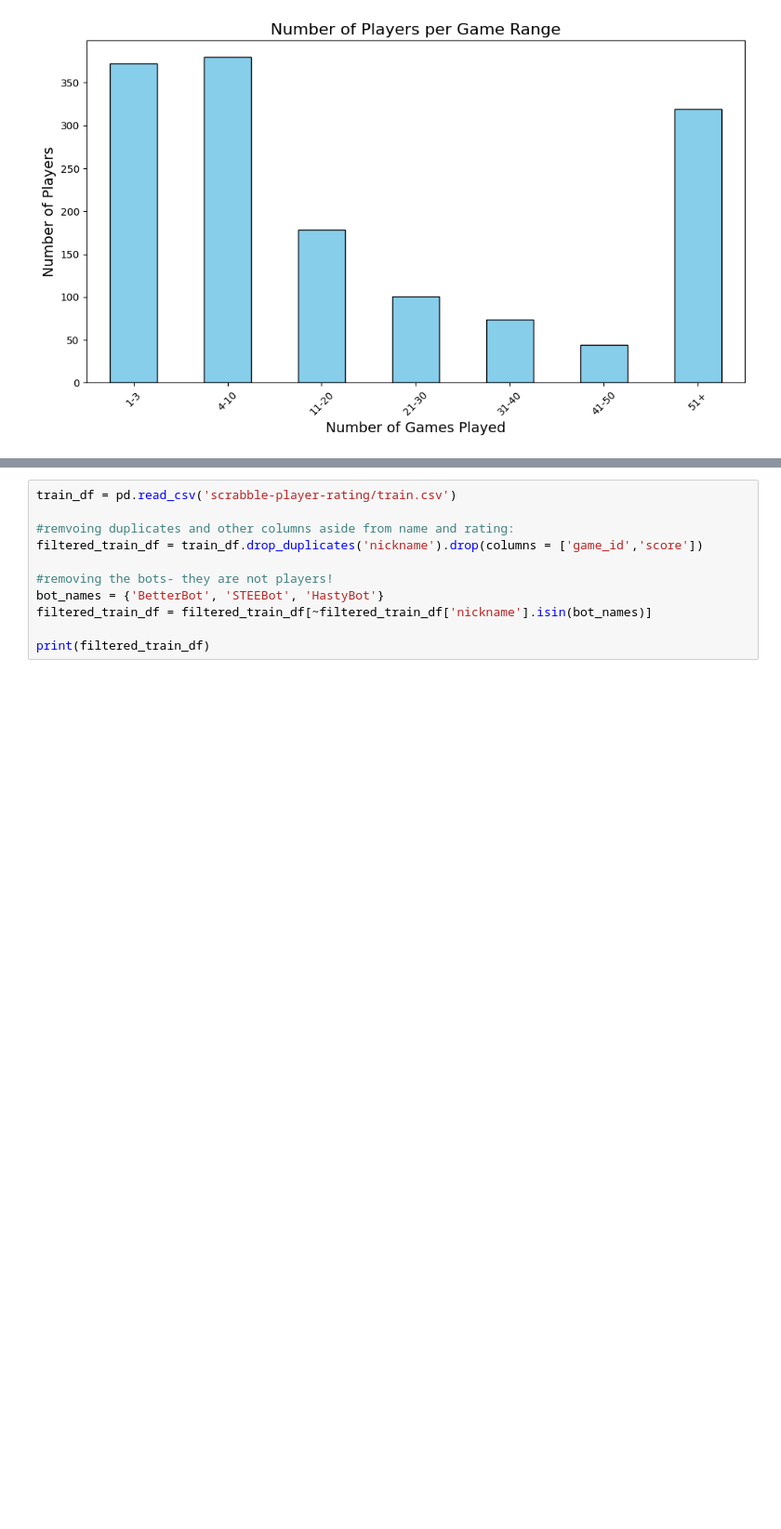
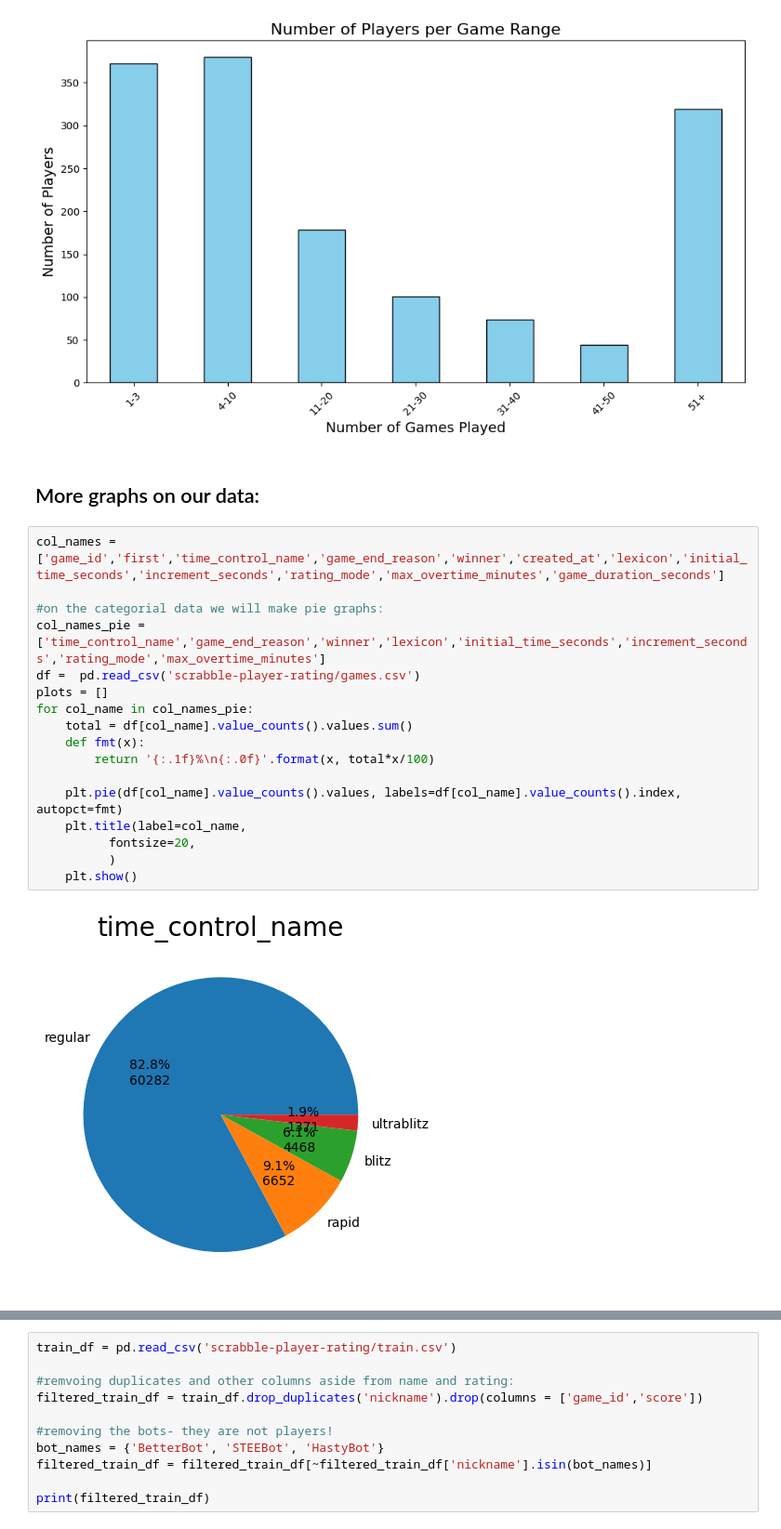
Before and after one commit to AmlMu/ScrabbleExercise, a Jupyter notebook: EDA.ipynb, the cells around one changed output, grey strips where cells are left out. Shown at 93% size. Saved outputs shown, nothing was run; the diff lists cells and outputs as text; blank space fills up the shorter version.

Commit message:
added pie charts for games.csv categorial columns

```diff
--- a/EDA.ipynb
+++ b/EDA.ipynb
@@ -164,3 +166,24 @@ plt.tight_layout()
 plt.show()
 # %% [output]
 [figure]
+# %% [markdown]
+## More graphs on our data:
+# %%
+col_names = ['game_id','first','time_control_name','game_end_reason','winner','created_at','lexicon','initial_time_seconds','increment_seconds','rating_mode','max_overtime_minutes','game_duration_seconds']
+
+#on the categorial data we will make pie graphs:
+col_names_pie = ['time_control_name','game_end_reason','winner','lexicon','initial_time_seconds','increment_seconds','rating_mode','max_overtime_minutes']
+df =  pd.read_csv('scrabble-player-rating/games.csv')
+plots = []
+for col_name in col_names_pie:
+    total = df[col_name].value_counts().values.sum()
+    def fmt(x):
+        return '{:.1f}%\n{:.0f}'.format(x, total*x/100)
+
+    plt.pie(df[col_name].value_counts().values, labels=df[col_name].value_counts().index, autopct=fmt)
+    plt.title(label=col_name,
+          fontsize=20,
+          )
+    plt.show()
+# %% [output]
+[figure, added]
```
Also changed, not shown: parts of 5 cells of this notebook.
